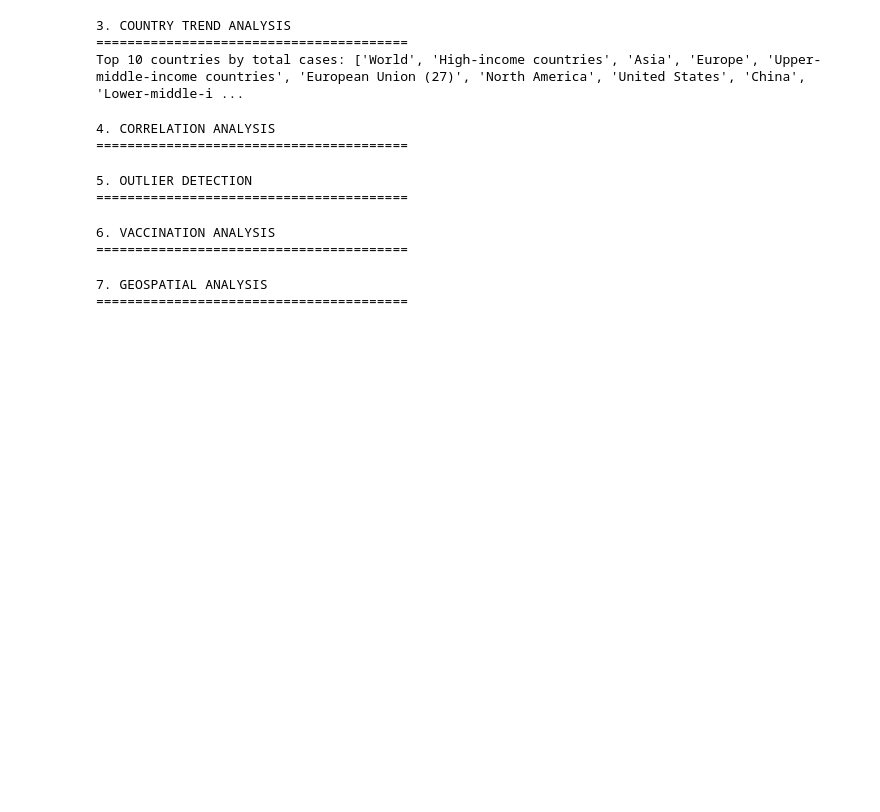
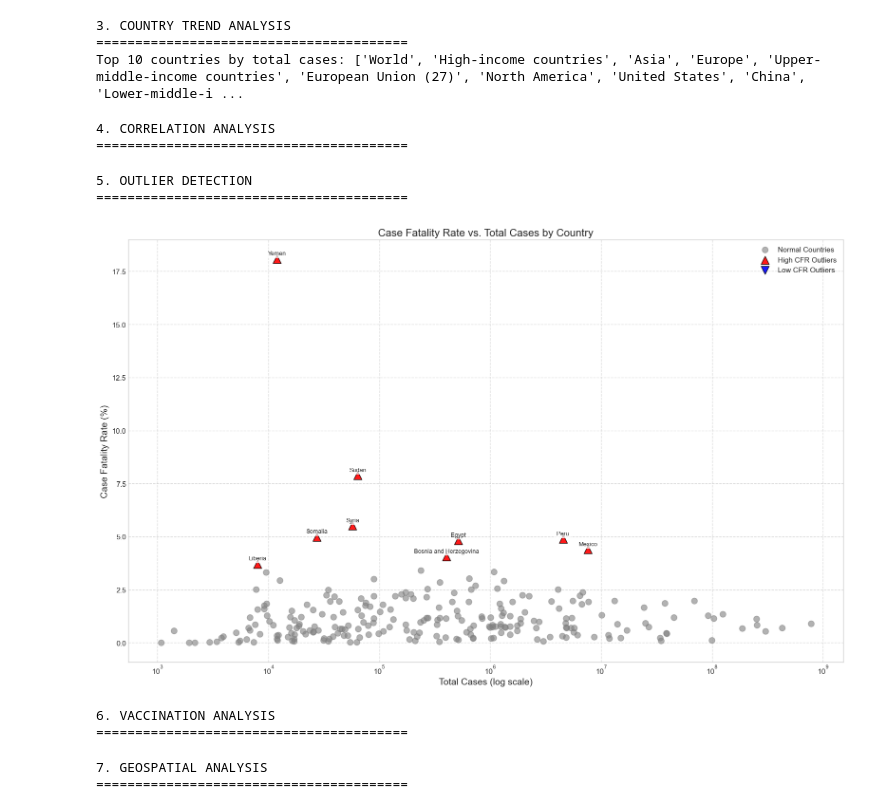
Before and after one commit to AyubNaomi/GP_DS1, a Jupyter notebook: final_eda.ipynb, the cells around one changed output. Drawn from its saved outputs; the diff is of its cells as text; code cells hidden in the pictures; blank space fills up the shorter version.

```diff
--- a/final_eda.ipynb
+++ b/final_eda.ipynb
@@ -465,6 +430,80 @@ def detect_outlier_countries():
 # %% [output]
 5. OUTLIER DETECTION
 ========================================
+# %%
+def detect_outlier_countries():
+    import matplotlib.pyplot as plt
+    import seaborn as sns
+    import pandas as pd
+
+    latest_data = df.sort_values('date').groupby('location').last().reset_index()
+
+    significant_countries = latest_data[latest_data['total_cases'] >= 1000].copy()
+
+    significant_countries['case_fatality_rate'] = significant_countries['total_deaths'] / significant_countries['total_cases']
+
+    Q1 = significant_countries['case_fatality_rate'].quantile(0.25)
+    Q3 = significant_countries['case_fatality_rate'].quantile(0.75)
+    IQR = Q3 - Q1
+
+    upper_bound = Q3 + 1.5 * IQR
+    lower_bound = Q1 - 1.5 * IQR
+
+    high_outliers = significant_countries[significant_countries['case_fatality_rate'] > upper_bound]
+    low_outliers = significant_countries[significant_countries['case_fatality_rate'] < lower_bound]
+
+    normal = significant_countries[
+        (significant_countries['case_fatality_rate'] >= lower_bound) &
+        (significant_countries['case_fatality_rate'] <= upper_bound)
+    ]
+
+    plt.figure(figsize=(16, 10))
+
+    plt.scatter(
+        normal['total_cases'],
+        normal['case_fatality_rate'] * 100,
+        alpha=0.6, c='gray', s=80, label='Normal Countries'
+    )
+
+    plt.scatter(
+        high_outliers['total_cases'],
+        high_outliers['case_fatality_rate'] * 100,
+        alpha=0.9, c='red', edgecolor='black', s=150, label='High CFR Outliers', marker='^'
+    )
+
+    plt.scatter(
+        low_outliers['total_cases'],
+        low_outliers['case_fatality_rate'] * 100,
+        alpha=0.9, c='blue', edgecolor='black', s=150, label='Low CFR Outliers', marker='v'
+    )
+
+
+    for idx, row in pd.concat([high_outliers, low_outliers]).iterrows():
+        plt.annotate(
+            row['location'],
+            (row['total_cases'], row['case_fatality_rate'] * 100),
+            textcoords="offset points",
+            xytext=(0, 6),
+            ha='center',
+            fontsize=9,
+            bbox=dict(boxstyle="round,pad=0.2", fc="white", alpha=0.7)
+        )
+
+    # Final plot adjustments
+    plt.xscale('log')
+    plt.title('Case Fatality Rate vs. Total Cases by Country', fontsize=16)
+    plt.xlabel('Total Cases (log scale)', fontsize=14)
+    plt.ylabel('Case Fatality Rate (%)', fontsize=14)
+    plt.grid(True, linestyle='--', alpha=0.7)
+    plt.legend()
+    plt.tight_layout()
+
+    return high_outliers, low_outliers, plt.gcf()
+
+high_outliers, low_outliers, fig = detect_outlier_countries()
+plt.show()
+# %% [output]
+[figure, added]
 # %%
 # 6. VACCINATION ANALYSIS
 # =======================
```
Also changed, not shown: parts of 6 cells of this notebook.
